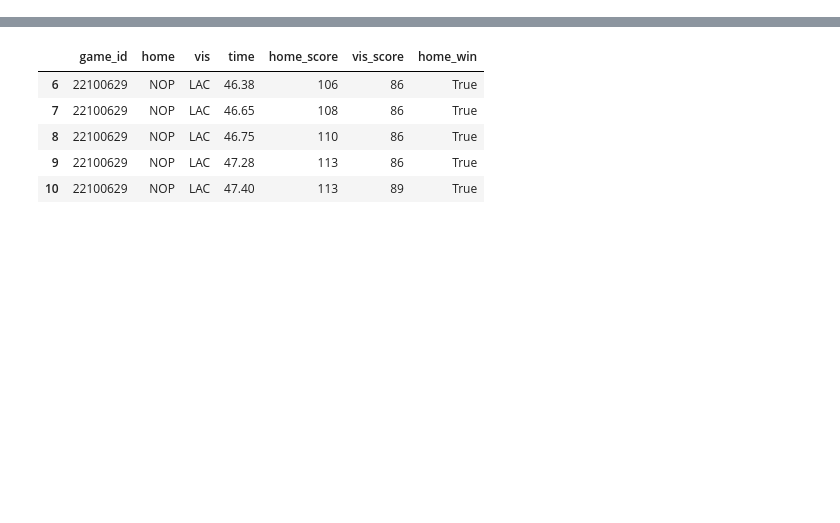
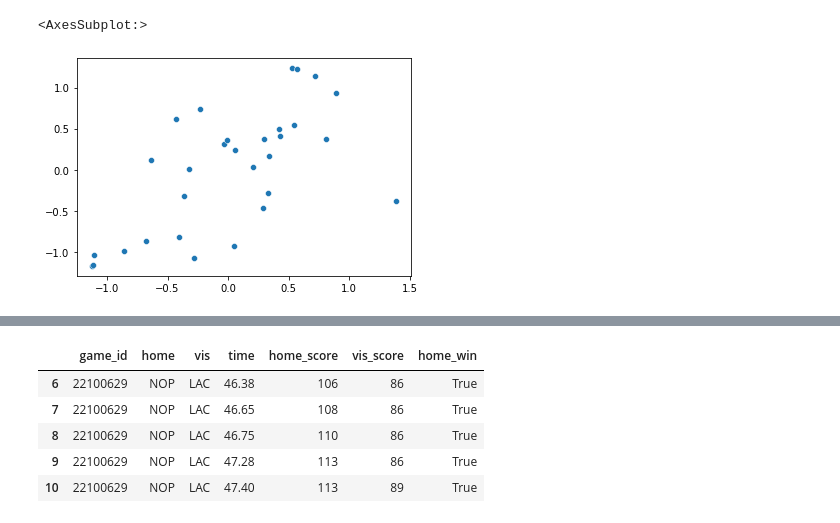
Before and after one commit to dafriedman97/hoops, a Jupyter notebook: model.ipynb, the cells around one changed output, grey strips where cells are left out. Drawn from its saved outputs; the diff is of its cells as text; code cells hidden in the pictures; blank space fills up the shorter version.

Commit message:
scraper touch-ups and add shrikage to rankings

```diff
--- a/model.ipynb
+++ b/model.ipynb
@@ -0,0 +5,2 @@
+# %%
+games = team_metadata.get_game_by_game("2021-22")
@@ -0,0 +23,9 @@
+# %%
+importlib.reload(rank)
+rankings = rank.get_rankings(games=games, shrinkage=1.5)
+rankings_100 = rank.get_rankings(games=games.iloc[:100], shrinkage=1.5)
+# %%
+sns.scatterplot(x=pd.Series(rankings).sort_index(), y=pd.Series(rankings_100).sort_index())
+# %% [output]
+<AxesSubplot:>
+[figure, added]
```
Also changed, not shown: parts of 28 cells of this notebook, 26 other files.
